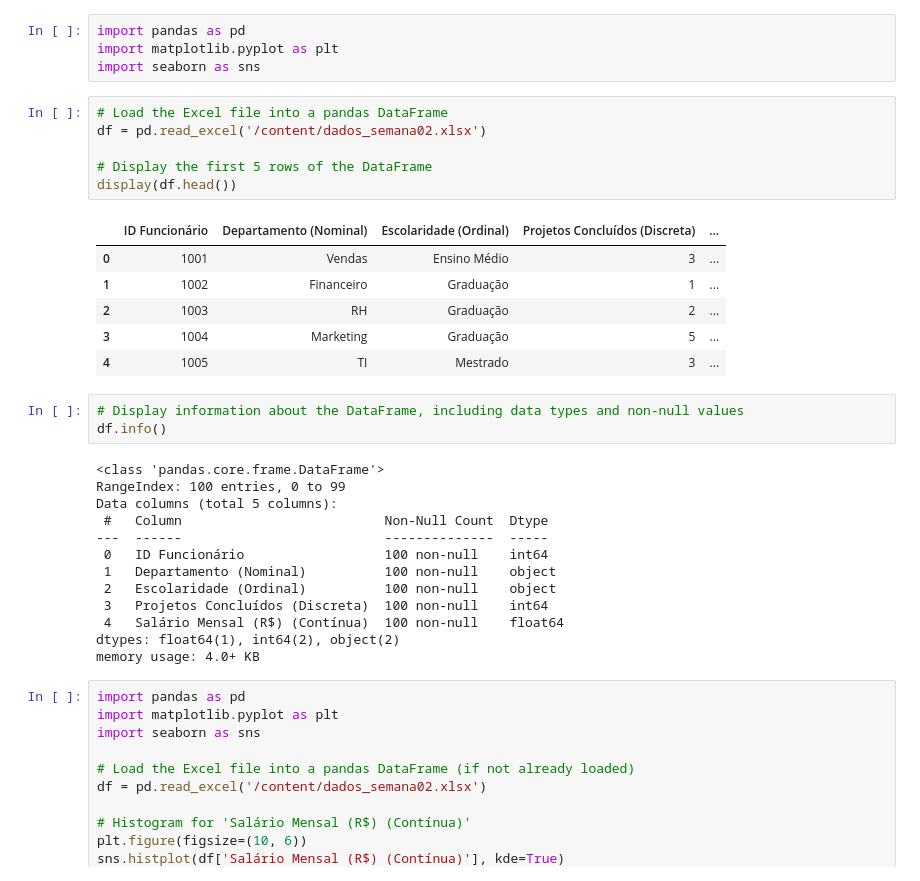
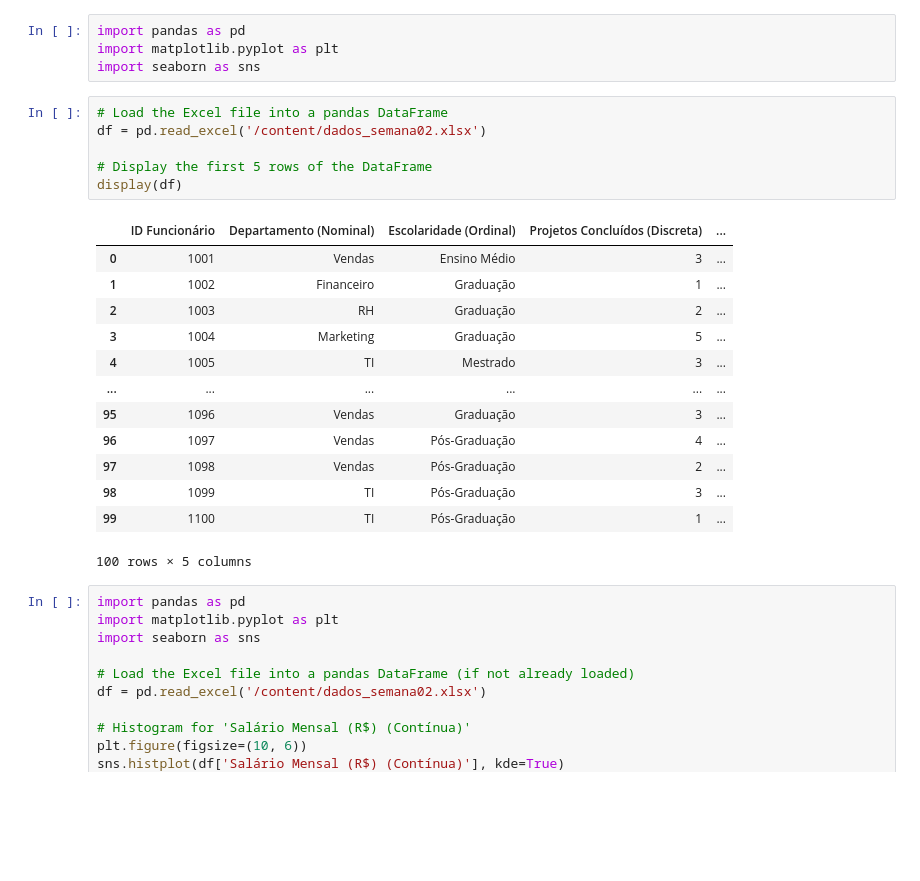
Before and after one commit to Gutavo2000/LCE0212---Estat-stica-Aplicada-s-Ci-ncias-dos-Alimentos, a Jupyter notebook: semana02.ipynb, the cells around one changed output. Drawn from its saved outputs; the diff is of its cells as text; blank space fills up the shorter version.

```diff
--- a/semana02.ipynb
+++ b/semana02.ipynb
@@ -7,32 +7,23 @@ import seaborn as sns
 # %%
 # Load the Excel file into a pandas DataFrame
 df = pd.read_excel('/content/dados_semana02.xlsx')
 
 # Display the first 5 rows of the DataFrame
-display(df.head())
+display(df)
 # %% [output]
 |  | ID Funcionário | Departamento (Nominal) | Escolaridade (Ordinal) | Projetos Concluídos (Discreta) | ... |
 | 0 | 1001 | Vendas | Ensino Médio | 3 | ... |
 | 1 | 1002 | Financeiro | Graduação | 1 | ... |
 | 2 | 1003 | RH | Graduação | 2 | ... |
 | 3 | 1004 | Marketing | Graduação | 5 | ... |
 | 4 | 1005 | TI | Mestrado | 3 | ... |
+| ... | ... | ... | ... | ... | ... |
+| 95 | 1096 | Vendas | Graduação | 3 | ... |
+| 96 | 1097 | Vendas | Pós-Graduação | 4 | ... |
+| 97 | 1098 | Vendas | Pós-Graduação | 2 | ... |
+| 98 | 1099 | TI | Pós-Graduação | 3 | ... |
+| 99 | 1100 | TI | Pós-Graduação | 1 | ... |
+100 rows × 5 columns
-# %%
-# Display information about the DataFrame, including data types and non-null values
-df.info()
-# %% [output]
-<class 'pandas.core.frame.DataFrame'>
-RangeIndex: 100 entries, 0 to 99
-Data columns (total 5 columns):
- #   Column                          Non-Null Count  Dtype
----  ------                          --------------  -----
- 0   ID Funcionário                  100 non-null    int64
- 1   Departamento (Nominal)          100 non-null    object
- 2   Escolaridade (Ordinal)          100 non-null    object
- 3   Projetos Concluídos (Discreta)  100 non-null    int64
- 4   Salário Mensal (R$) (Contínua)  100 non-null    float64
-dtypes: float64(1), int64(2), object(2)
-memory usage: 4.0+ KB
 # %%
 import pandas as pd
 import matplotlib.pyplot as plt
```
